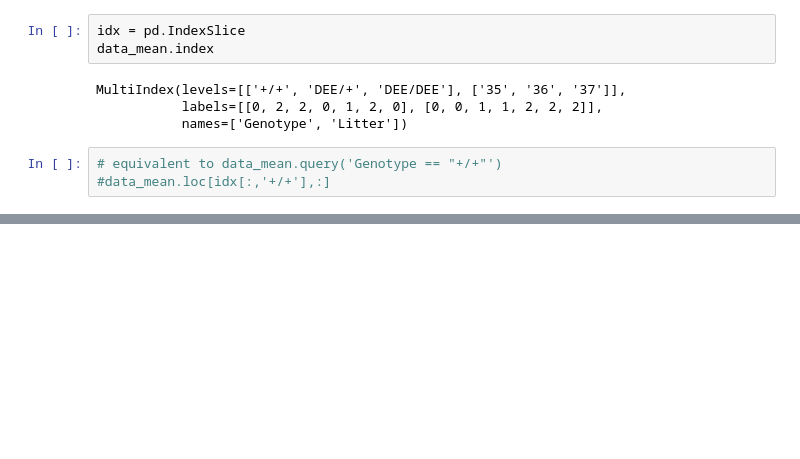
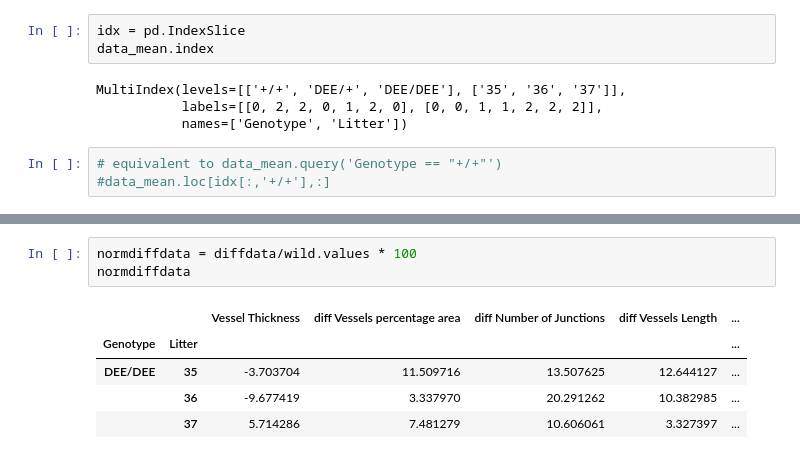
Before and after one commit to MixedIndentations/Angiogenesis-Density, a Jupyter notebook: RetinalCellsWithAngioTool.ipynb, the cells around one changed output, grey strips where cells are left out. Saved outputs shown, nothing was run; the diff lists cells and outputs as text; blank space fills up the shorter version.

```diff
--- a/RetinalCellsWithAngioTool.ipynb
+++ b/RetinalCellsWithAngioTool.ipynb
@@ -372,0 +411,9 @@ diffdata
+# %%
+normdiffdata = diffdata/wild.values * 100
+normdiffdata
+# %% [output]
+|  |  | Vessel Thickness | diff Vessels percentage area | diff Number of Junctions | diff Vessels Length | ... |
+| Genotype | Litter |  |  |  |  | ... |
+| DEE/DEE | 35 | -3.703704 | 11.509716 | 13.507625 | 12.644127 | ... |
+|  | 36 | -9.677419 | 3.337970 | 20.291262 | 10.382985 | ... |
+|  | 37 | 5.714286 | 7.481279 | 10.606061 | 3.327397 | ... |
```
Also changed, not shown: parts of 5 cells of this notebook.
